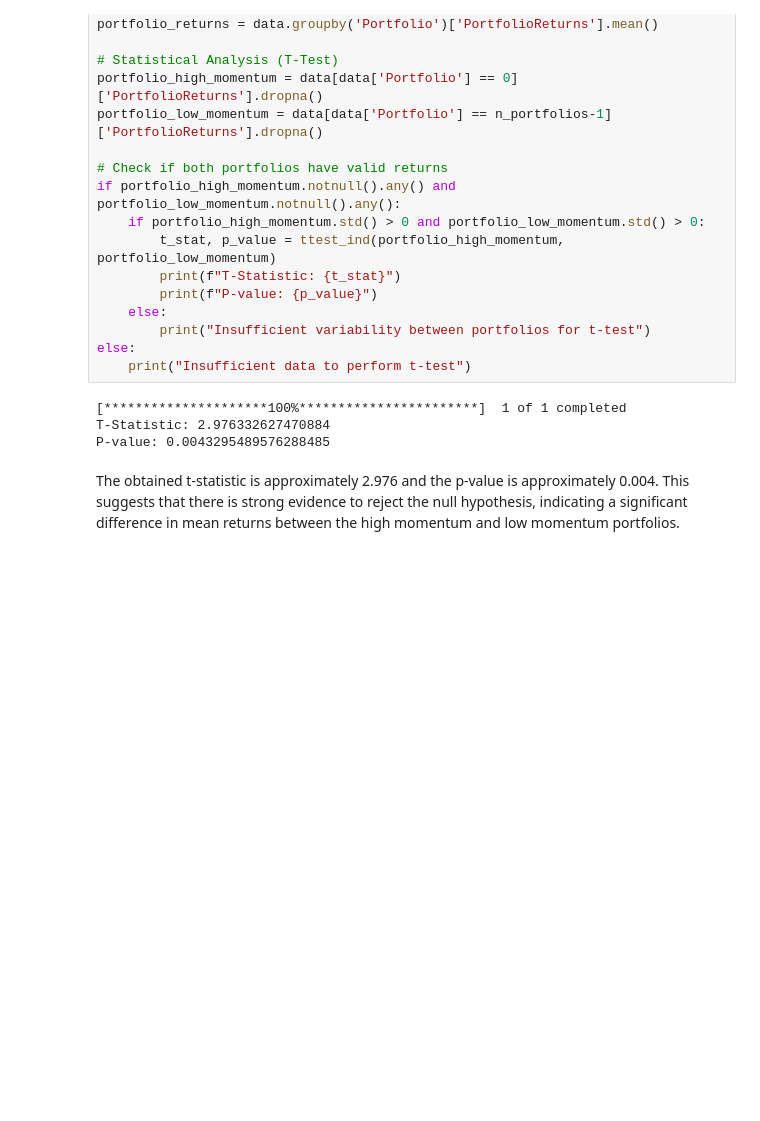
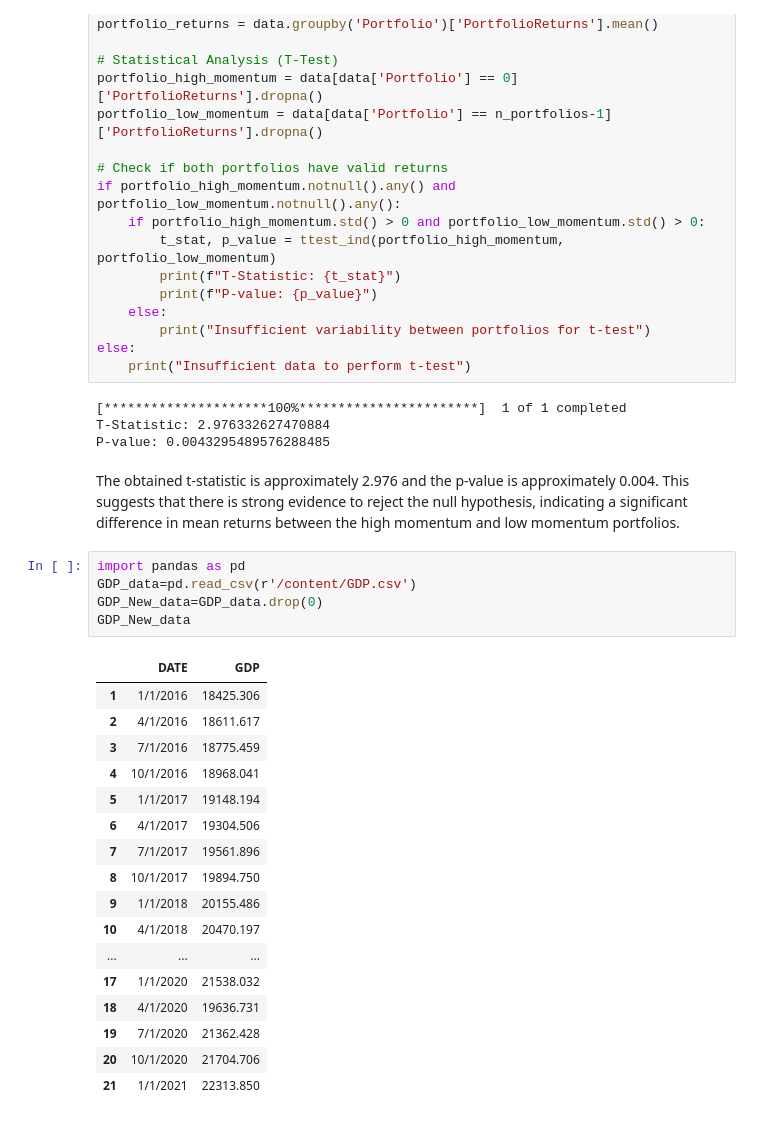
Before and after one commit to Sankarshan03/Financial_Analysis_Challenge, a Jupyter notebook: Analyst_24.ipynb, the cells around one changed output. Drawn from its saved outputs; the diff is of its cells as text; blank space fills up the shorter version.

```diff
--- a/Analyst_24.ipynb
+++ b/Analyst_24.ipynb
@@ -334,3 +334,26 @@ T-Statistic: 2.976332627470884
 P-value: 0.0043295489576288485
 # %% [markdown]
 The obtained t-statistic is approximately 2.976 and the p-value is approximately 0.004. This suggests that there is strong evidence to reject the null hypothesis, indicating a significant difference in mean returns between the high momentum and low momentum portfolios.
+# %%
+import pandas as pd
+GDP_data=pd.read_csv(r'/content/GDP.csv')
+GDP_New_data=GDP_data.drop(0)
+GDP_New_data
+# %% [output]
+|  | DATE | GDP |
+| 1 | 1/1/2016 | 18425.306 |
+| 2 | 4/1/2016 | 18611.617 |
+| 3 | 7/1/2016 | 18775.459 |
+| 4 | 10/1/2016 | 18968.041 |
+| 5 | 1/1/2017 | 19148.194 |
+| 6 | 4/1/2017 | 19304.506 |
+| 7 | 7/1/2017 | 19561.896 |
+| 8 | 10/1/2017 | 19894.750 |
+| 9 | 1/1/2018 | 20155.486 |
+| 10 | 4/1/2018 | 20470.197 |
+| ... | ... | ... |
+| 17 | 1/1/2020 | 21538.032 |
+| 18 | 4/1/2020 | 19636.731 |
+| 19 | 7/1/2020 | 21362.428 |
+| 20 | 10/1/2020 | 21704.706 |
+| 21 | 1/1/2021 | 22313.850 |
```
Also changed, not shown: parts of 3 cells of this notebook.
